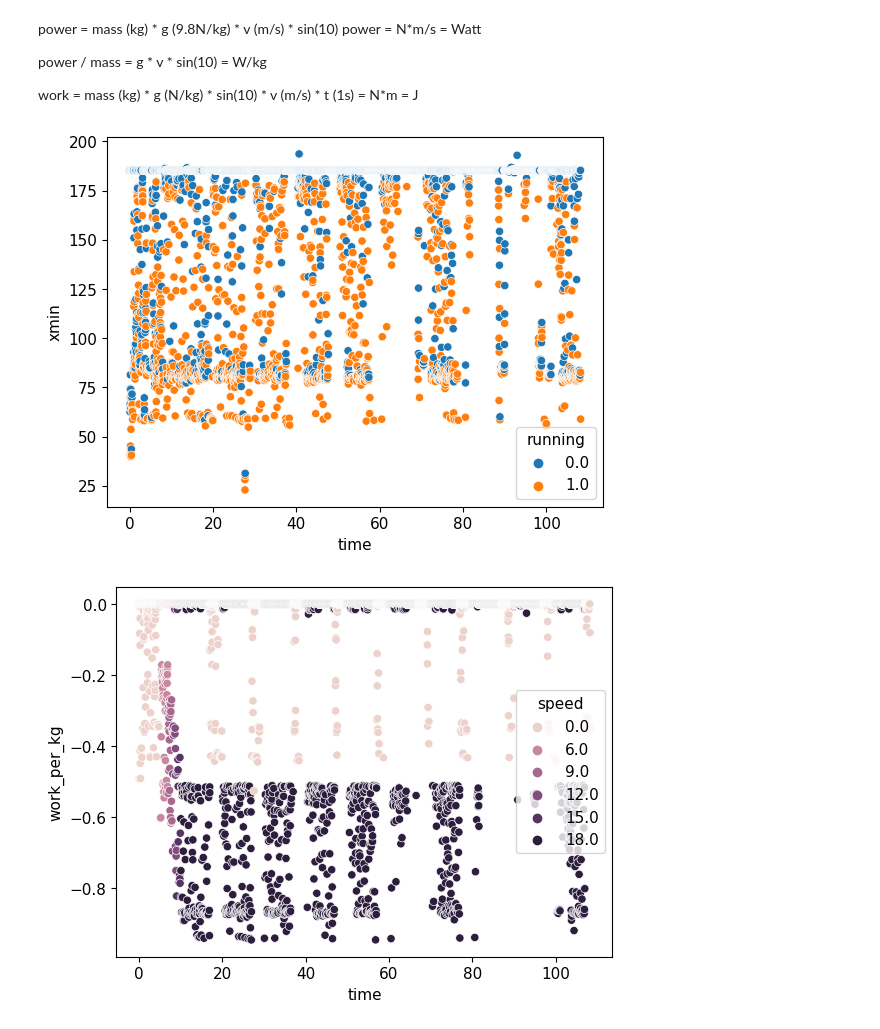
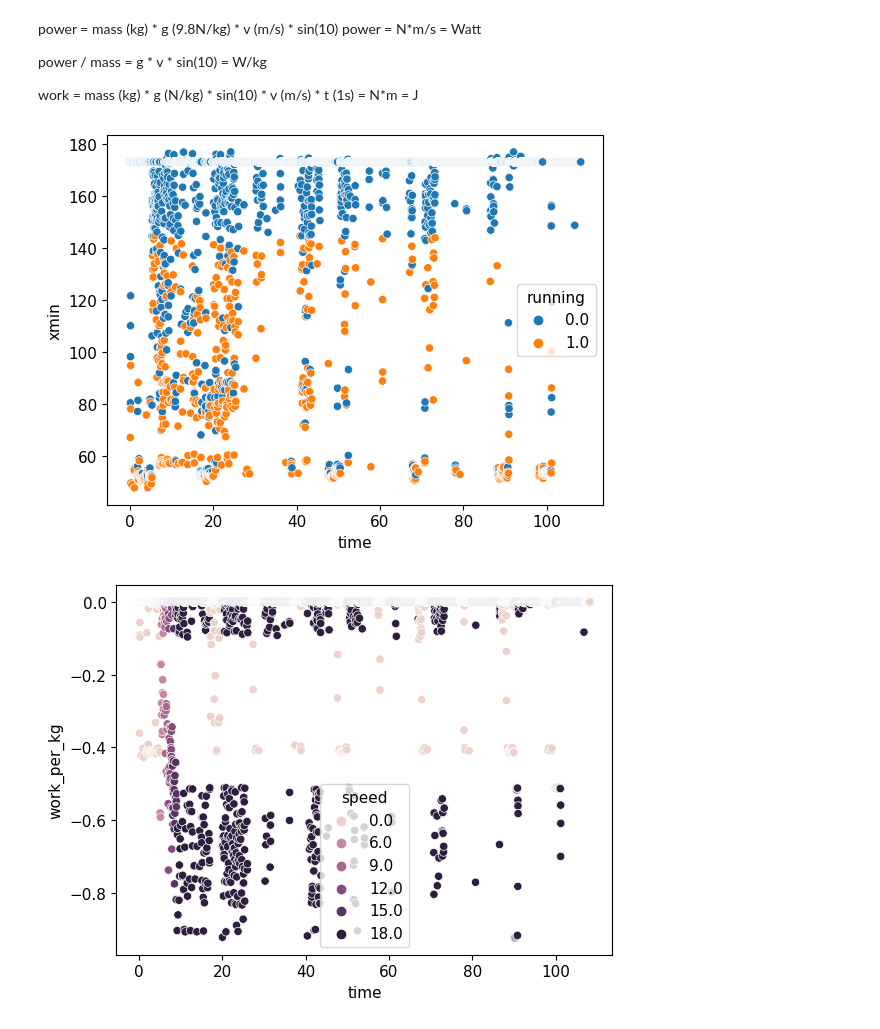
Before and after one commit to bjwadswo/YOLOV5_TreadmillVision, a Jupyter notebook: Mouse_Treadmill_Computer_Vision/2025_Analysis.ipynb, the cells around one changed output. Cells and saved outputs as stored; diff of their text form; code cells hidden in the pictures.

```diff
--- a/Mouse_Treadmill_Computer_Vision/2025_Analysis.ipynb
+++ b/Mouse_Treadmill_Computer_Vision/2025_Analysis.ipynb
@@ -48,7 +66,16 @@ if not os.path.exists(EXPERIMENT_PATH):
     if os.name == 'posix':
         !mkdir -p {EXPERIMENT_PATH}
 
+# where results will be stored, script will make the folder if not present yet
 os.chdir(ROOT)
+META_PATH = os.path.join("meta")
+if not os.path.exists(META_PATH):
+    if os.name == 'posix':
+        !mkdir -p {META_PATH}
+
+os.chdir(ROOT)
+
+incline = abs(incline)
 # %%
 # enter the desired experiment from yolov5/runs/train
 # this is telling yolov5 that we want to use a custom model, and then we tell it which weights to use
@@ -120,8 +139,8 @@ We will define a function that will require the following inputs:
 # %%
-def tracking_analysis(input_df, input_meta, fps = 30, interval = 30, starting_frame = 0, scale = 5.0):
+def tracking_analysis(input_df, input_meta, fps = 30, interval = 30, scale = 5.0):
     # check that only tracking mice class, and of good confidence - the fan is identified as a mouse at low confidence
     df = input_df.loc[input_df["class"] == 15, :].loc[input_df.confidence >= 0.5, :]
-    df["time"] = df.frame/1800
+    df["time"] = df.frame/(60*fps) # convert frame column to time in minutes
 
     # determine number of mice and threshold for relative position
     # cannot assume that the first measure from each frame is always the same mouse
@@ -140,9 +159,9 @@ def tracking_analysis(input_df, input_meta, fps = 30, interval = 30, starting_fr
 
     # determine mouse position over time.
     # Camera angle means data collection may not be equal between the two treadmills, e.g. angle or glare may obscure mouse in treadmill 1
-    #   more than treadmill 2. The scale, i.e. pixels per mm, should be identical. So quantifying mouse velocity should be the same
-    # What will be different is identifying an x position indicating that the mouse is stationary on the electric grid. This will be done separately per treadmill
-    # Some outlier data extist, so to reliably capture the xmin location of the front and back of the treadmill, take the 2nd and 98th percentile xmin values
+    #   more than treadmill 2. The scale, i.e. pixels per mm, should be close enough to be assumed identical. So quantifying mouse velocity should be the same
+    # What will be different due to camera angle is the x position indicating that the mouse is stationary on the electric grid. This will be done separately per treadmill
+    # Some outlier data extist, so to reliably capture the xmin location of the front and back of the treadmill, take the 2nd and 95th percentile xmin values
     df_2 = pd.DataFrame()
     for mouse in range(mouse_count):
         mouse_df = df.loc[df.mouse == mouse, :].copy()
@@ -151,14 +170,15 @@ def tracking_analysis(input_df, input_meta, fps = 30, interval = 30, starting_fr
         mouse_df.drop(mouse_df.loc[mouse_df.xmin > fan_x + scale * 27].index, inplace=True) # treadmill should be 27 cm
 
         grid_x = mouse_df.xmin.quantile(0.95)
+        run_threshold = ((grid_x - fan_x) * 0.8) + fan_x
         print("endpoints of treadmill are estimated as xmin values of: \n treadmill", mouse, fan_x, grid_x)
-        mouse_df["running"] = pd.Series(mouse_df.xmin < grid_x).astype(int)
+        mouse_df["running"] = pd.Series(mouse_df.xmin < run_threshold).astype(int)
 
         # we need to know how many frames there is no mouse detected
         t_max = df["frame"].max() # number of frames in video
         t_frames = pd.DataFrame()
         t_frames["frames_t"] = pd.Series(np.arange(0, t_max, 30)) # number of frames analyzed based on indicated collection interval
-        t_frames["time"] = t_frames.frames_t/1800
+        t_frames["time"] = t_frames.frames_t/(fps*60)
         # merge the mouse_df with the list of total frames expected, then fill in the na values assuming the mouse is at the grid
         df_na = mouse_df.merge(t_frames, how="outer", on="time")
         df_na.loc[df_na.frame.isna(), "frame"] = df_na.loc[df_na.frame.isna(), "frames_t"] # make new frame value in proper column
@@ -171,7 +191,7 @@ def tracking_analysis(input_df, input_meta, fps = 30, interval = 30, starting_fr
 
         df_2 = pd.concat([df_2, df_na], ignore_index=True)
 
-    # round time values to match meta file, then merge to get the treadmill speed at each time point, clean df to remove unneeded columns
+    # round-up time values to match meta file, then merge to get the treadmill speed at each time point, clean df to remove unneeded columns
     df_2["time_round"] = df_2.time.apply(np.ceil).astype(int)
     df_3 = pd.merge(left=df_2, right=input_meta, left_on="time_round", right_on="time", how="left").fillna(0).drop(["ymin", "xmax", "ymax", "confidence", "class", "name", "frames_t", "time_y", "time_round", "incline"], axis=1).rename(columns={"time_x":"time"})
 
@@ -186,7 +206,7 @@ def tracking_analysis(input_df, input_meta, fps = 30, interval = 30, starting_fr
     df_4 = pd.DataFrame()
     for mouse in range(mouse_count):
         mouse_df = df_3.loc[df_3.mouse == mouse, :].copy().set_index("frame").sort_index() # get frames in order after adding in the missing frames
-        mouse_df["velocity"] = mouse_df.xmin.diff(1)/scale # include scale, output now cm/s
+        mouse_df["velocity"] = mouse_df.xmin.diff(1)/(scale*interval/fps) # output now cm/s
         df_4 = pd.concat([df_4, mouse_df], ignore_index=False)
 
     # add treadmill speed to mouse speed only when: meta file states that treadmill is moving, mouse is running (not negative velocity and not on electrical grid)
@@ -212,8 +232,17 @@ for roots, dirs, files in os.walk(VIDEOS_PATH):
 print(f'{len(videos)} videos for analysis')
 print(videos)
 os.chdir(ROOT)
-df = pd.read_csv(f'{RESULTS_PATH}/{EXPERIMENT_PATH}/{videos[0]}_tracking_results.csv')
-meta_file = pd.read_csv(f"{RESULTS_PATH}/{EXPERIMENT_PATH}/experiment_meta.csv")
+meta_file = pd.read_csv(f"{META_PATH}/{META_NAME}")
+
+for video in videos:
+    print(video)
+    try:
+        df = pd.read_csv(f'{RESULTS_PATH}/{EXPERIMENT_PATH}/{video}_tracking_results.csv')
+        output_df, stats_df = tracking_analysis(df, meta_file)
+        output_df.to_csv(f"{RESULTS_PATH}/{EXPERIMENT_PATH}/{video}_analysis.csv")
+        stats_df.to_csv(f"{RESULTS_PATH}/{EXPERIMENT_PATH}/{video}_percent time running.csv")
+    except ValueError as e:
+        print(f"Value Error for video: {video}", e)
 # %% [output]
 4 videos for analysis
 ['WIN_20250203_10_50_12_Pro.mp4', '._WIN_20250203_10_50_12_Pro.mp4', 'WIN_20250203_12_43_15_Pro.mp4', '._WIN_20250203_12_43_15_Pro.mp4']
@@ -245,16 +276,16 @@ work = mass (kg) * g (N/kg) * sin(10) * v (m/s) * t (1s) = N*m = J
 # %%
 %matplotlib inline
 
-df_test = output_df.loc[output_df.mouse == 1, :]
+df_test = output_df.loc[output_df.mouse == 0, :]
 sns.scatterplot(df_test, x="time", y="xmin", hue="running")
 plt.show()
 # %% [output]
-[figure, old version]
+[figure, new version]
 # %%
 %matplotlib inline
 
-df_test = output_df.loc[output_df.mouse == 1, :]
+df_test = output_df.loc[output_df.mouse == 0, :]
 sns.scatterplot(df_test, x="time", y="work_per_kg", hue="speed")
 plt.show()
 # %% [output]
-[figure, old version]
+[figure, new version]
```
Also changed, not shown: parts of 12 cells of this notebook, 13 other files.
